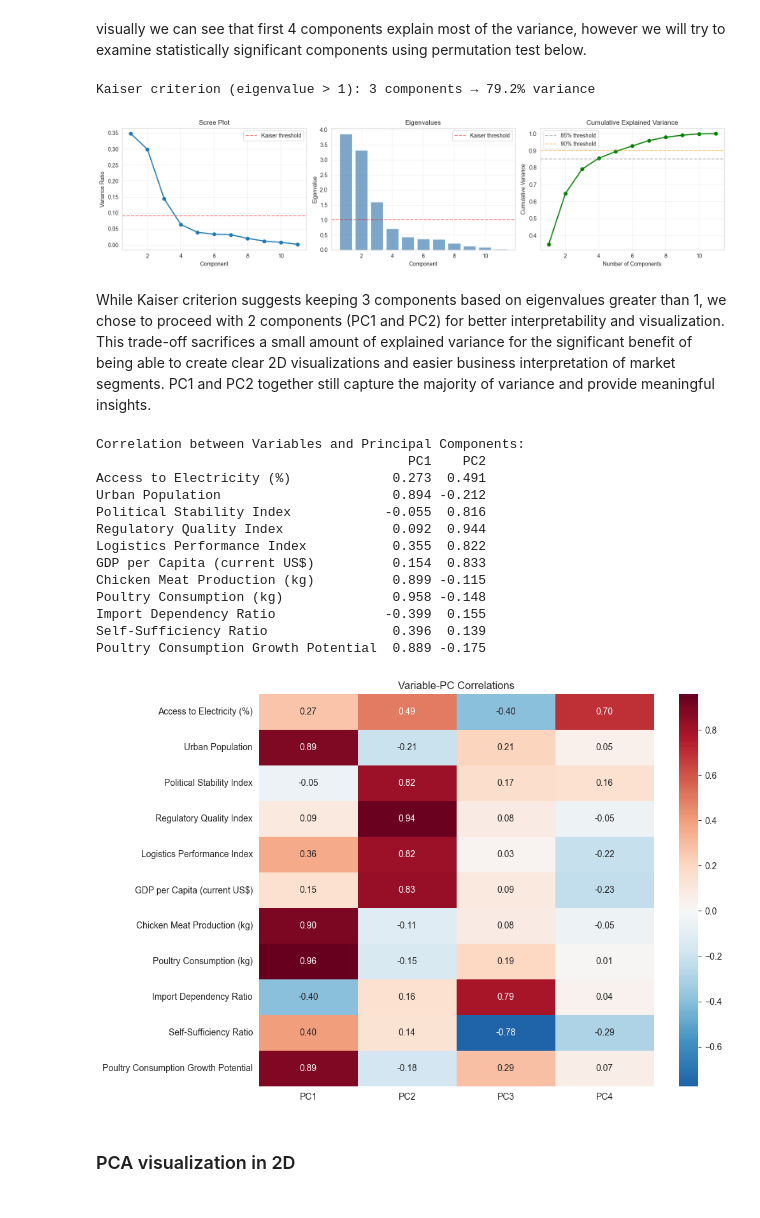
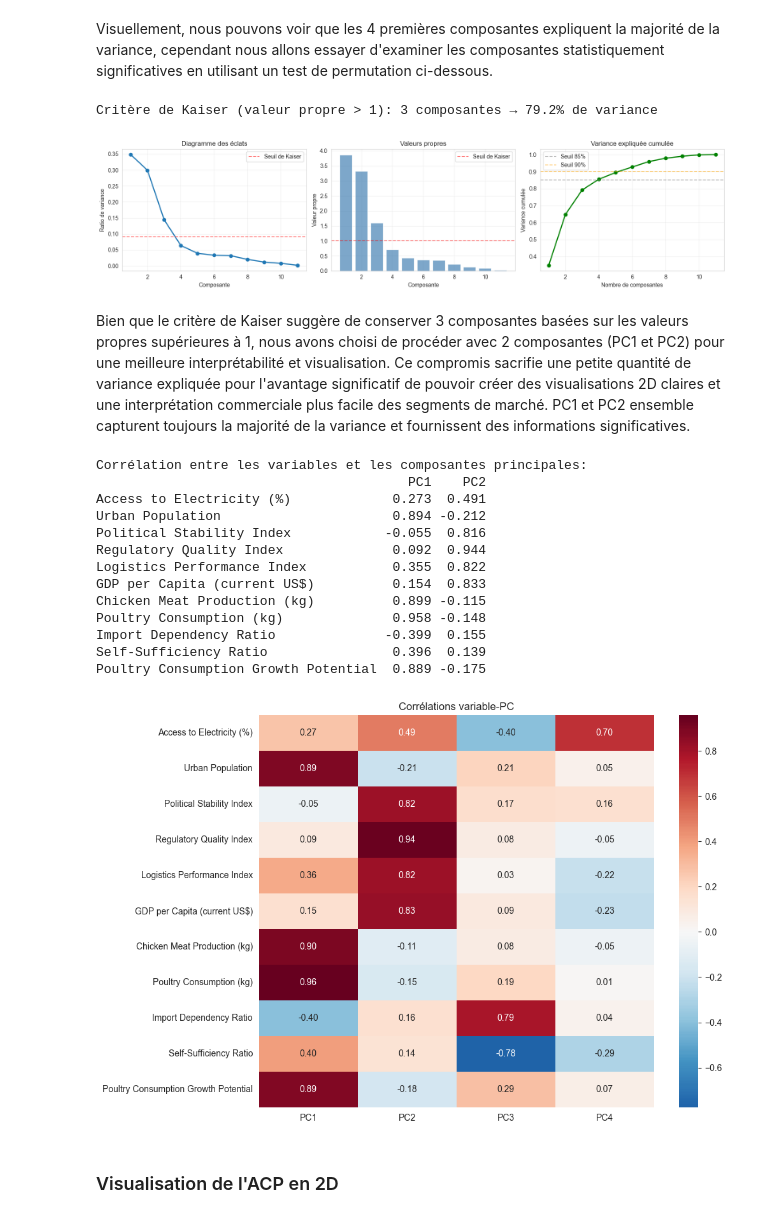
Before and after one commit to makokuzii/Produisez-une-etude-de-marche, a Jupyter notebook: acp_et_clustering.ipynb, the cells around one changed output. Saved outputs shown, nothing was run; the diff lists cells and outputs as text; code cells hidden in the pictures.

```diff
--- a/acp_et_clustering.ipynb
+++ b/acp_et_clustering.ipynb
@@ -161,81 +161,81 @@ Summary: Determining optimal number of components
 # %% [markdown]
-visually we can see that first 4 components explain most of the variance, however we will try to examine statistically significant components using permutation test below.
+Visuellement, nous pouvons voir que les 4 premières composantes expliquent la majorité de la variance, cependant nous allons essayer d'examiner les composantes statistiquement significatives en utilisant un test de permutation ci-dessous.
 # %%
-# Statistical analysis of component selection
+# Analyse statistique de la sélection des composantes
 eigenvalues = pca.explained_variance_
 
-# Kaiser criterion (eigenvalue > 1)
+# Critère de Kaiser (valeur propre > 1)
 kaiser_n = (eigenvalues > 1).sum()
-print(f"Kaiser criterion (eigenvalue > 1): {kaiser_n} components → {cumsum_var[kaiser_n-1]:.1%} variance")
+print(f"Critère de Kaiser (valeur propre > 1): {kaiser_n} composantes → {cumsum_var[kaiser_n-1]:.1%} de variance")
 
-# Broken stick model
+# Modèle du bâton cassé
 def broken_stick(n):
-    """Calculate broken stick threshold for PCA component selection"""
+    """Calculer le seuil du bâton cassé pour la sélection des composantes de l'ACP"""
     return np.array([sum(1/np.arange(i, n+1)) for i in range(1, n+1)]) / n
 
 bs = broken_stick(len(eigenvalues))
 broken_stick_n = (explained_var > bs).sum()
 
-# Comprehensive visualization
+# Visualisation complète
 fig, axes = plt.subplots(1, 3, figsize=(16, 4))
 
-# Left: Scree plot with Kaiser threshold
+# Gauche: Diagramme des éclats avec seuil de Kaiser
 axes[0].plot(range(1, len(explained_var)+1), explained_var, 'o-', linewidth=2, markersize=6)
-axes[0].axhline(y=1/len(explained_var), color='r', linestyle='--', alpha=0.5, label='Kaiser threshold')
-axes[0].set_title('Scree Plot')
-axes[0].set_xlabel('Component')
-axes[0].set_ylabel('Variance Ratio')
+axes[0].axhline(y=1/len(explained_var), color='r', linestyle='--', alpha=0.5, label='Seuil de Kaiser')
+axes[0].set_title('Diagramme des éclats')
+axes[0].set_xlabel('Composante')
+axes[0].set_ylabel('Ratio de variance')
 axes[0].legend()
 axes[0].grid(alpha=0.3)
 
-# Middle: Eigenvalues comparison
+# Milieu: Comparaison des valeurs propres
 axes[1].bar(range(1, len(eigenvalues)+1), eigenvalues, alpha=0.7, color='steelblue')
-axes[1].axhline(y=1, color='r', linestyle='--', alpha=0.5, label='Kaiser threshold')
-axes[1].set_title('Eigenvalues')
-axes[1].set_xlabel('Component')
-axes[1].set_ylabel('Eigenvalue')
+axes[1].axhline(y=1, color='r', linestyle='--', alpha=0.5, label='Seuil de Kaiser')
+axes[1].set_title('Valeurs propres')
+axes[1].set_xlabel('Composante')
+axes[1].set_ylabel('Valeur propre')
 axes[1].legend()
 axes[1].grid(alpha=0.3)
 
-# Right: Cumulative variance with thresholds
+# Droite: Variance cumulative avec seuils
 axes[2].plot(range(1, len(cumsum_var)+1), cumsum_var, 'o-', linewidth=2, color='green', markersize=6)
-axes[2].axhline(y=0.85, color='gray', linestyle='--', alpha=0.5, label='85% threshold')
-axes[2].axhline(y=0.90, color='orange', linestyle='--', alpha=0.5, label='90% threshold')
-axes[2].set_title('Cumulative Explained Variance')
-axes[2].set_xlabel('Number of Components')
-axes[2].set_ylabel('Cumulative Variance')
+axes[2].axhline(y=0.85, color='gray', linestyle='--', alpha=0.5, label='Seuil 85%')
+axes[2].axhline(y=0.90, color='orange', linestyle='--', alpha=0.5, label='Seuil 90%')
+axes[2].set_title('Variance expliquée cumulée')
+axes[2].set_xlabel('Nombre de composantes')
+axes[2].set_ylabel('Variance cumulée')
 axes[2].legend()
 axes[2].grid(alpha=0.3)
 
 plt.tight_layout()
 plt.show()
 # %% [output]
-Kaiser criterion (eigenvalue > 1): 3 components → 79.2% variance
+Critère de Kaiser (valeur propre > 1): 3 composantes → 79.2% de variance
-[figure, old version]
+[figure, new version]
 # %% [markdown]
-While Kaiser criterion suggests keeping 3 components based on eigenvalues greater than 1,
-we chose to proceed with 2 components (PC1 and PC2) for better interpretability and visualization.
-This trade-off sacrifices a small amount of explained variance for the significant benefit of
-being able to create clear 2D visualizations and easier business interpretation of market segments.
-PC1 and PC2 together still capture the majority of variance and provide meaningful insights.
+Bien que le critère de Kaiser suggère de conserver 3 composantes basées sur les valeurs propres supérieures à 1,
+nous avons choisi de procéder avec 2 composantes (PC1 et PC2) pour une meilleure interprétabilité et visualisation.
+Ce compromis sacrifie une petite quantité de variance expliquée pour l'avantage significatif de
+pouvoir créer des visualisations 2D claires et une interprétation commerciale plus facile des segments de marché.
+PC1 et PC2 ensemble capturent toujours la majorité de la variance et fournissent des informations significatives.
 # %%
-# Correlation between original variables and Principal Components
+# Corrélation entre les variables originales et les composantes principales
 pca_corr = pd.DataFrame(
     pca.components_.T * np.sqrt(pca.explained_variance_),
     columns=[f'PC{i+1}' for i in range(len(numeric_cols))],
     index=numeric_cols
 )
 
-print("Correlation between Variables and Principal Components:")
-print(pca_corr.iloc[:, :2].round(3))  # First 2 PCs
+print("Corrélation entre les variables et les composantes principales:")
+print(pca_corr.iloc[:, :2].round(3))  # 2 premières composantes principales
 
-# Visualize
+# Visualiser
 plt.figure(figsize=(10, 8))
 sns.heatmap(pca_corr.iloc[:, :4], annot=True, fmt='.2f', cmap='RdBu_r', center=0)
-plt.title('Variable-PC Correlations')
+plt.title('Corrélations variable-PC')
 plt.show()
 # %% [output]
-Correlation between Variables and Principal Components:
+Corrélation entre les variables et les composantes principales:
                                         PC1    PC2
 Access to Electricity (%)             0.273  0.491
 Urban Population                      0.894 -0.212
@@ -250,5 +250,5 @@ Self-Sufficiency Ratio                0.396  0.139
 Poultry Consumption Growth Potential  0.889 -0.175
 [figure]
 # %% [markdown]
-### PCA visualization in 2D
+### Visualisation de l'ACP en 2D
 # %%
```
Also changed, not shown: parts of 30 cells of this notebook, 1 other file.
